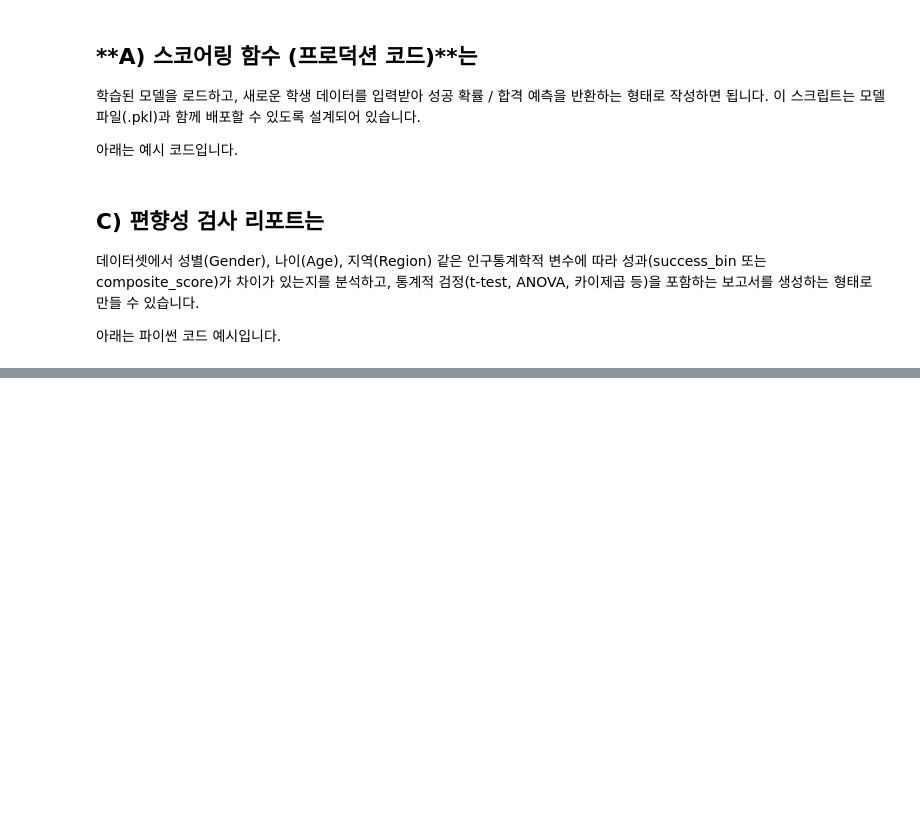
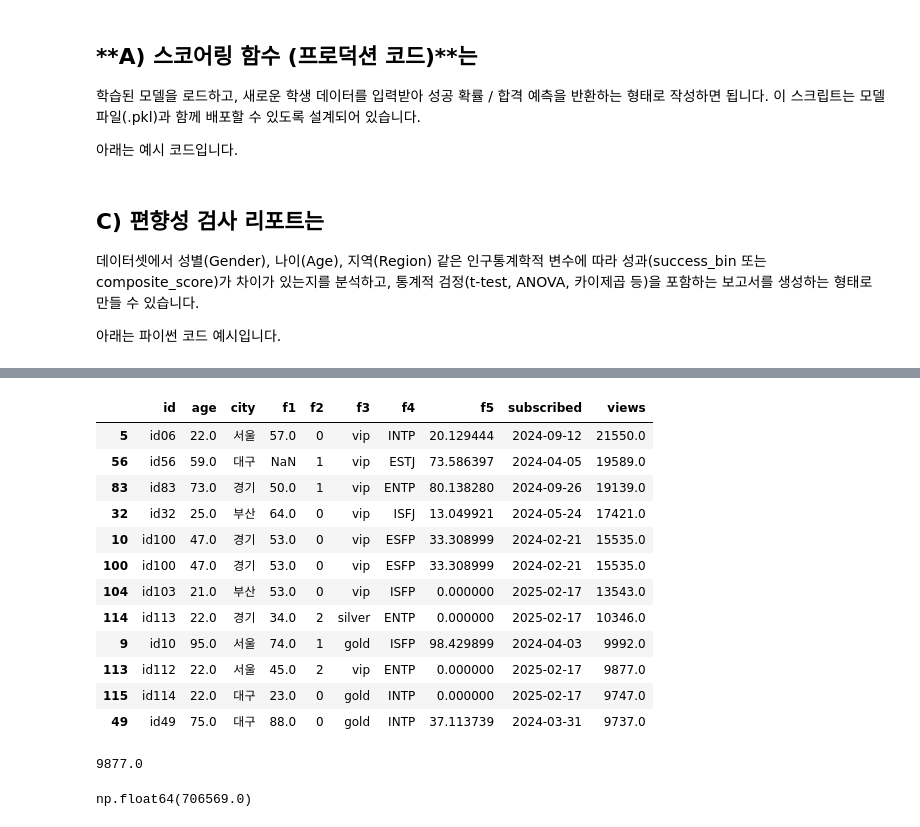
Before and after one commit to va4756/yemoon_bigdata_test, a Jupyter notebook: sinagong_bigdata.ipynb, the cells around one changed output, grey strips where cells are left out. Cells and saved outputs as stored; diff of their text form; code cells hidden in the pictures; blank space fills up the shorter version.

```diff
--- a/sinagong_bigdata.ipynb
+++ b/sinagong_bigdata.ipynb
@@ -3367,0 +3531,6 @@ print(report_df)
+# %%
+# 04. 값 변경, 정렬, 합계
+import pandas as pd
+df = pd.read_csv('/content/bigdata_analyst_cert_v2/part1/ch3/type1_data1.csv')
+print(df.shape)
+df.head()
@@ -3367,0 +3545,2 @@ print(report_df)
+# %%
+df['views'].fillna(0, inplace=True)
@@ -3367,0 +3554,26 @@ print(report_df)
+# %%
+df = df.sort_values('views', ascending=False)
+df.head(12)
+# %% [output]
+|  | id | age | city | f1 | f2 | f3 | f4 | f5 | subscribed | views |
+| 5 | id06 | 22.0 | 서울 | 57.0 | 0 | vip | INTP | 20.129444 | 2024-09-12 | 21550.0 |
+| 56 | id56 | 59.0 | 대구 | NaN | 1 | vip | ESTJ | 73.586397 | 2024-04-05 | 19589.0 |
+| 83 | id83 | 73.0 | 경기 | 50.0 | 1 | vip | ENTP | 80.138280 | 2024-09-26 | 19139.0 |
+| 32 | id32 | 25.0 | 부산 | 64.0 | 0 | vip | ISFJ | 13.049921 | 2024-05-24 | 17421.0 |
+| 10 | id100 | 47.0 | 경기 | 53.0 | 0 | vip | ESFP | 33.308999 | 2024-02-21 | 15535.0 |
+| 100 | id100 | 47.0 | 경기 | 53.0 | 0 | vip | ESFP | 33.308999 | 2024-02-21 | 15535.0 |
+| 104 | id103 | 21.0 | 부산 | 53.0 | 0 | vip | ISFP | 0.000000 | 2025-02-17 | 13543.0 |
+| 114 | id113 | 22.0 | 경기 | 34.0 | 2 | silver | ENTP | 0.000000 | 2025-02-17 | 10346.0 |
+| 9 | id10 | 95.0 | 서울 | 74.0 | 1 | gold | ISFP | 98.429899 | 2024-04-03 | 9992.0 |
+| 113 | id112 | 22.0 | 서울 | 45.0 | 2 | vip | ENTP | 0.000000 | 2025-02-17 | 9877.0 |
+| 115 | id114 | 22.0 | 대구 | 23.0 | 0 | gold | INTP | 0.000000 | 2025-02-17 | 9747.0 |
+| 49 | id49 | 75.0 | 대구 | 88.0 | 0 | gold | INTP | 37.113739 | 2024-03-31 | 9737.0 |
+# %%
+views_min= df.iloc[:10, -1].min()
+views_min
+# %% [output]
+9877.0
+# %%
+df['views'].sum()
+# %% [output]
+np.float64(706569.0)
```
Also changed, not shown: parts of 18 cells of this notebook.
